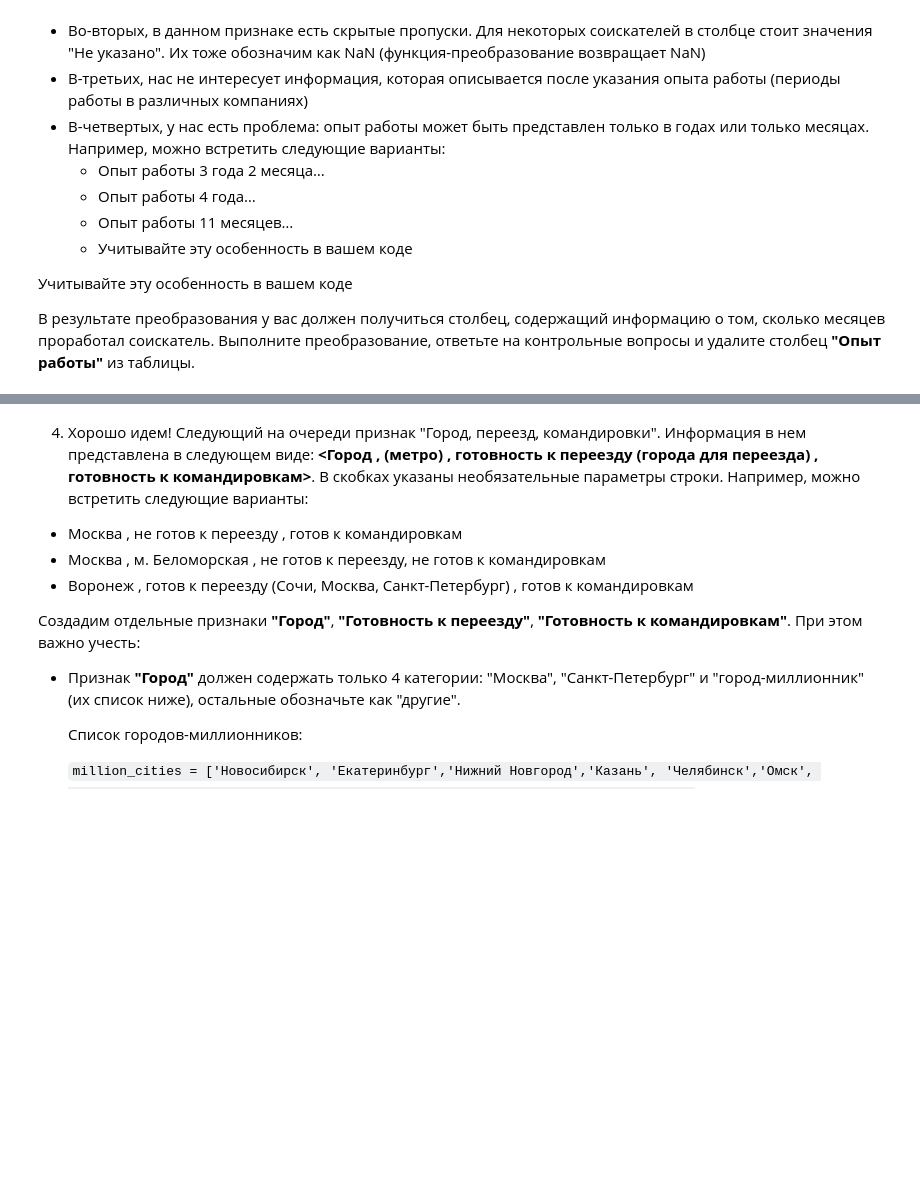
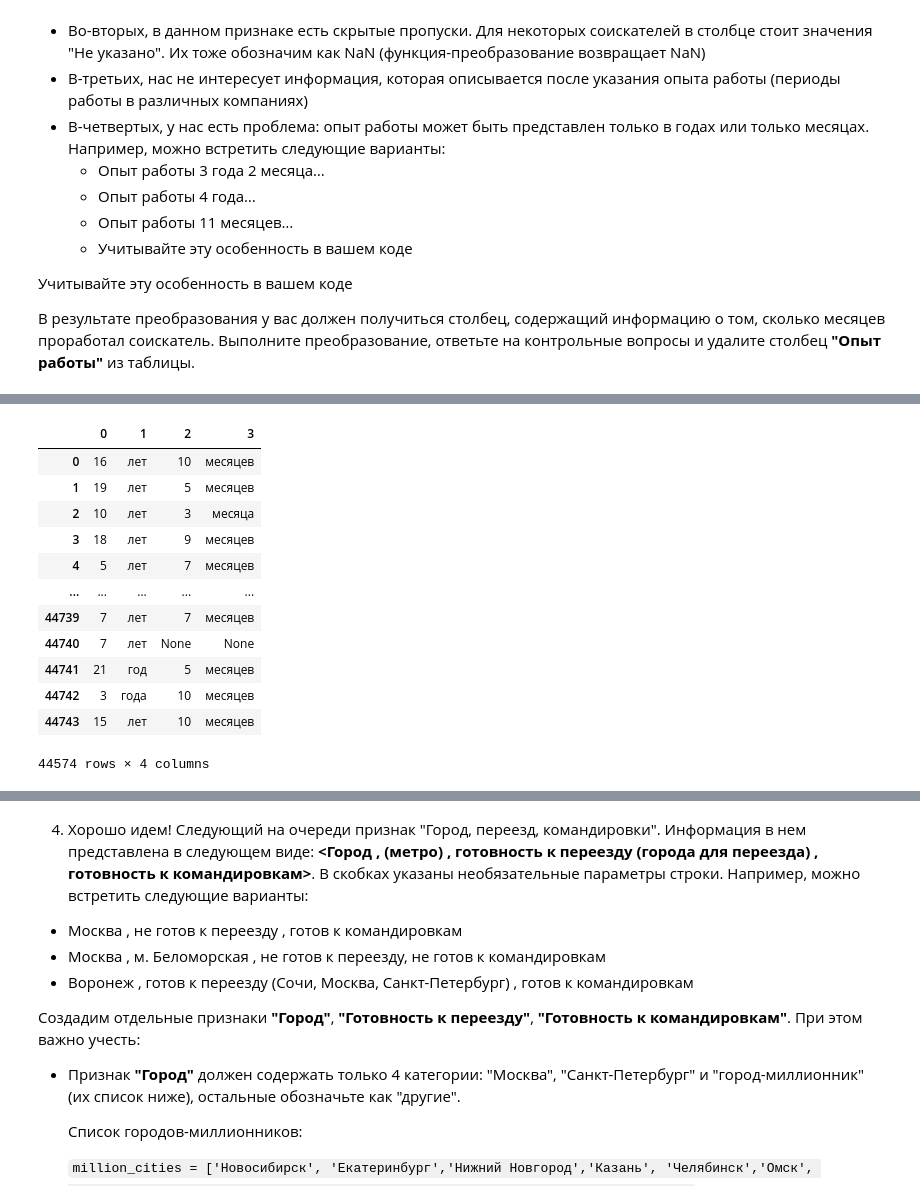
Before and after one commit to iTonyJah/DataScience, a Jupyter notebook: Edu/python_for_data_analysis/python_for_data_analysis_final_project.ipynb, the cells around one changed output, grey strips where cells are left out. Drawn from its saved outputs; the diff is of its cells as text; code cells hidden in the pictures; blank space fills up the shorter version.

Commit message:
pda final project exprience count

```diff
--- a/Edu/python_for_data_analysis/python_for_data_analysis_final_project.ipynb
+++ b/Edu/python_for_data_analysis/python_for_data_analysis_final_project.ipynb
@@ -181,0 +186,2 @@ Name: proportion, dtype: float64
+# %%
+experience['text'] = df['Опыт работы'][df['Опыт работы'].notna() == True].apply(get_select, splitby = '  ', column_end = 1)
@@ -181,0 +204,6 @@ Name: proportion, dtype: float64
+# %%
+experience['text'] = experience['text'].apply(get_select, splitby = 'ы ', column_start = 1, column_end = 2)
+# %%
+experience['spaces'] = experience['text'].apply(lambda x: x.count(' '))
+# %%
+splitted_text = experience['text'].str.split(expand=True)
@@ -181,0 +236,16 @@ Name: proportion, dtype: float64
+# %%
+splitted_text
+# %% [output]
+|  | 0 | 1 | 2 | 3 |
+| 0 | 16 | лет | 10 | месяцев |
+| 1 | 19 | лет | 5 | месяцев |
+| 2 | 10 | лет | 3 | месяца |
+| 3 | 18 | лет | 9 | месяцев |
+| 4 | 5 | лет | 7 | месяцев |
+| ... | ... | ... | ... | ... |
+| 44739 | 7 | лет | 7 | месяцев |
+| 44740 | 7 | лет | None | None |
+| 44741 | 21 | год | 5 | месяцев |
+| 44742 | 3 | года | 10 | месяцев |
+| 44743 | 15 | лет | 10 | месяцев |
+44574 rows × 4 columns
```
Also changed, not shown: parts of 11 cells of this notebook.
